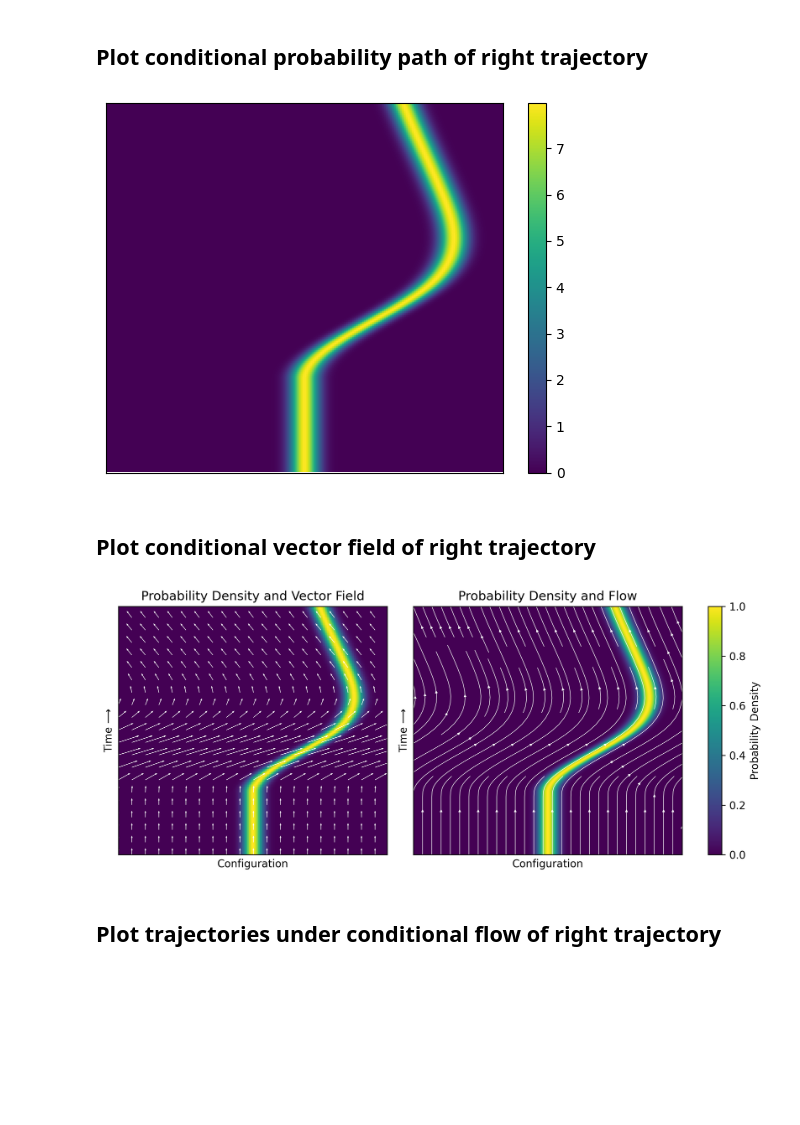
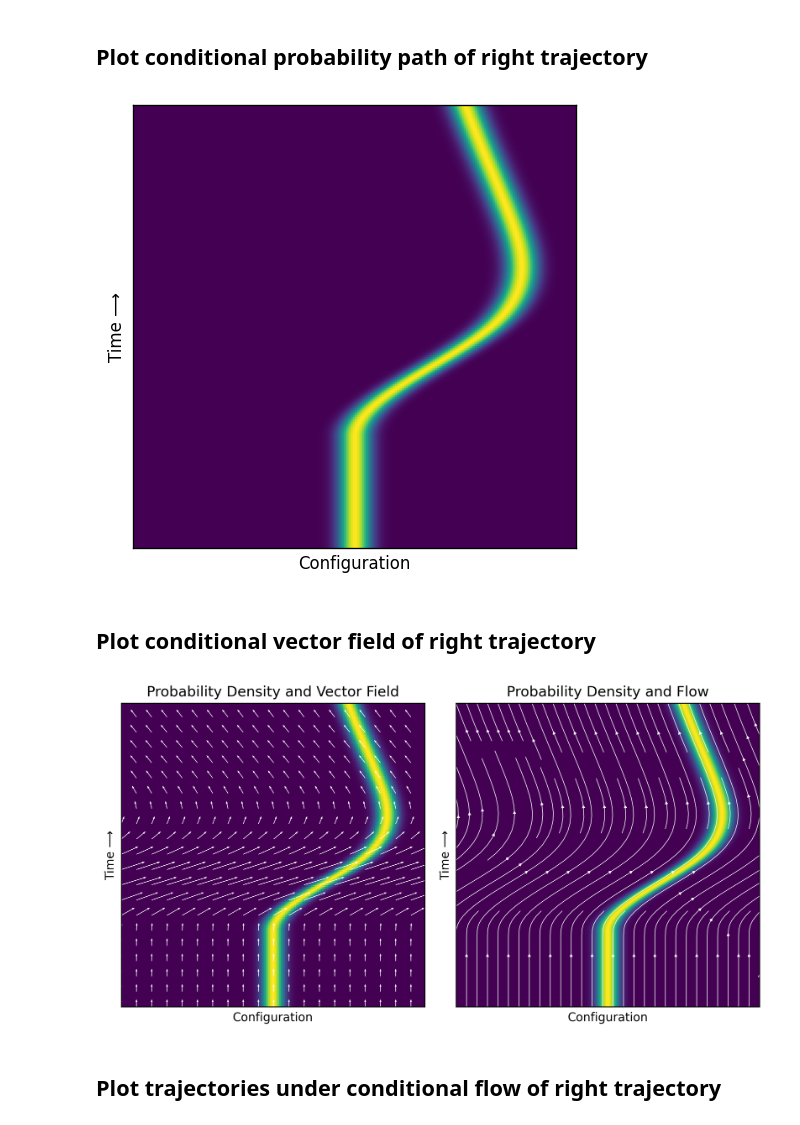
Before and after one commit to siddancha/streaming-flow-policy, a Jupyter notebook: flow_policy/toy/notebooks/deterministic/wine-glass-demos.ipynb, the cells around one changed output. Drawn from its saved outputs; the diff is of its cells as text; code cells hidden in the pictures; blank space fills up the shorter version.

Commit message:
Remove colorbars

```diff
--- a/flow_policy/toy/notebooks/deterministic/wine-glass-demos.ipynb
+++ b/flow_policy/toy/notebooks/deterministic/wine-glass-demos.ipynb
@@ -111,30 +111,28 @@ $$p(q \mid t, \xi) = \mathcal{N}(q \mid \xi(t), \sigma^2)$$
 # %% [markdown]
 ## Plot conditional probability path of right trajectory
 # %%
-fig, ax = plt.subplots()
+fig, ax = plt.subplots(dpi=120)
 ts = np.linspace(0, 1, 200)  # (T,)
 xs = np.linspace(-1, 1, 200)  # (X,)
 ts, xs = np.meshgrid(ts, xs, indexing='ij')  # (T, X)
 im = plot_probability_density(fp, ts, xs, plt.gca(), normalize=False)
-plt.colorbar(im, ax=ax)
+# plt.tight_layout()
 plt.show()
 # %% [output]
-[figure, old version]
+[figure, new version]
 # %% [markdown]
 ## Plot conditional vector field of right trajectory
 # %%
-fig = plt.figure(figsize=(9, 4), dpi=300)
-gs = fig.add_gridspec(1, 3, width_ratios=[1, 1, 0.05])
+fig = plt.figure(figsize=(8, 4), dpi=300)
+gs = fig.add_gridspec(1, 2, width_ratios=[1, 1])
 ax1 = fig.add_subplot(gs[0])
 ax2 = fig.add_subplot(gs[1])
-ax3 = fig.add_subplot(gs[2])
 im1 = plot_probability_density_and_vector_field(fp, ax1)
 im2 = plot_probability_density_and_streamlines(fp, ax2)
-plt.colorbar(im2, cax=ax3, label='Probability Density')
 plt.tight_layout()  # Uncommented to adjust spacing
 plt.show()
 # %% [output]
-[figure, old version]
+[figure, new version]
 # %% [markdown]
 ## Plot trajectories under conditional flow of right trajectory
 # %%
```
Also changed, not shown: parts of 5 cells of this notebook, 2 other files.
